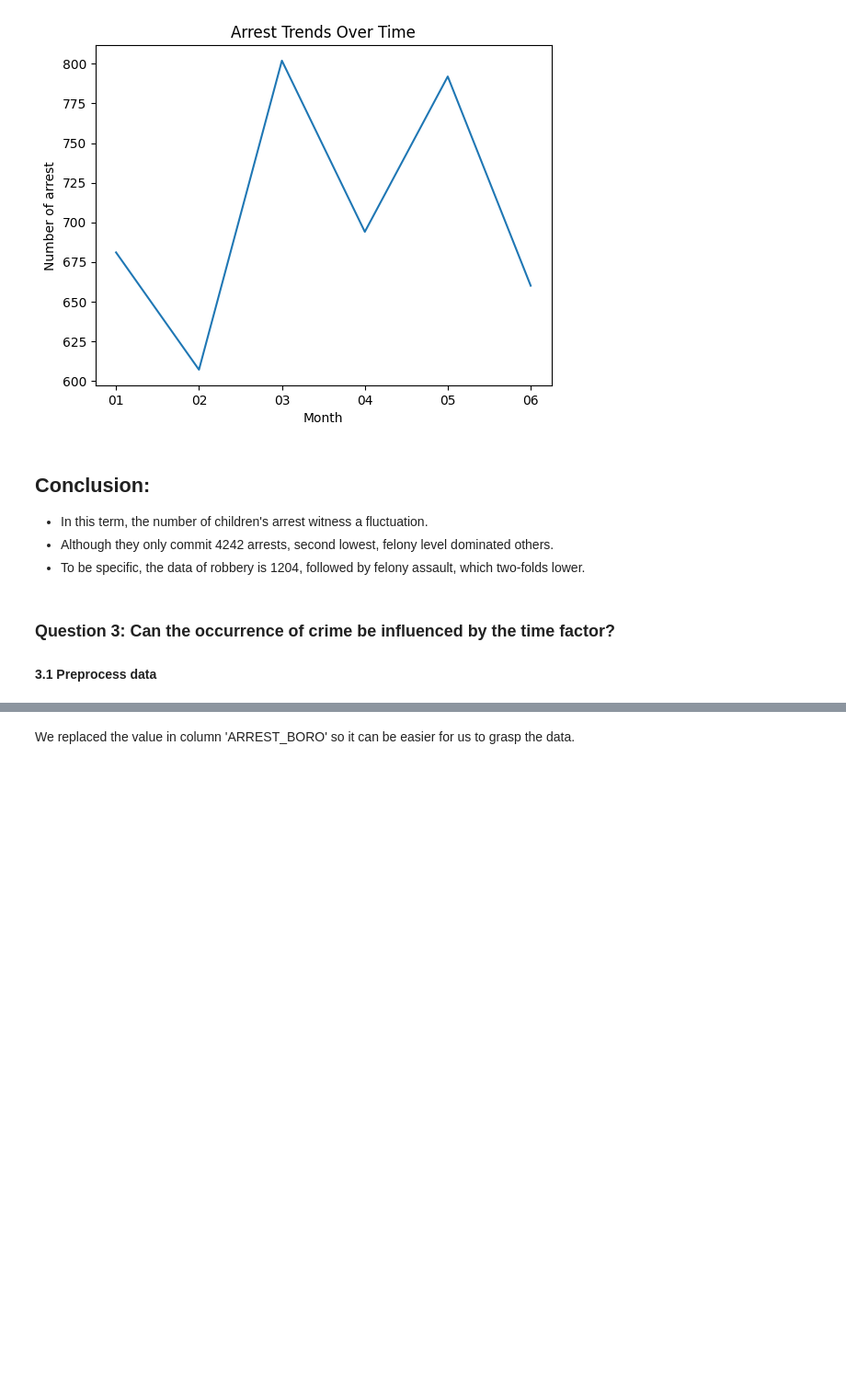
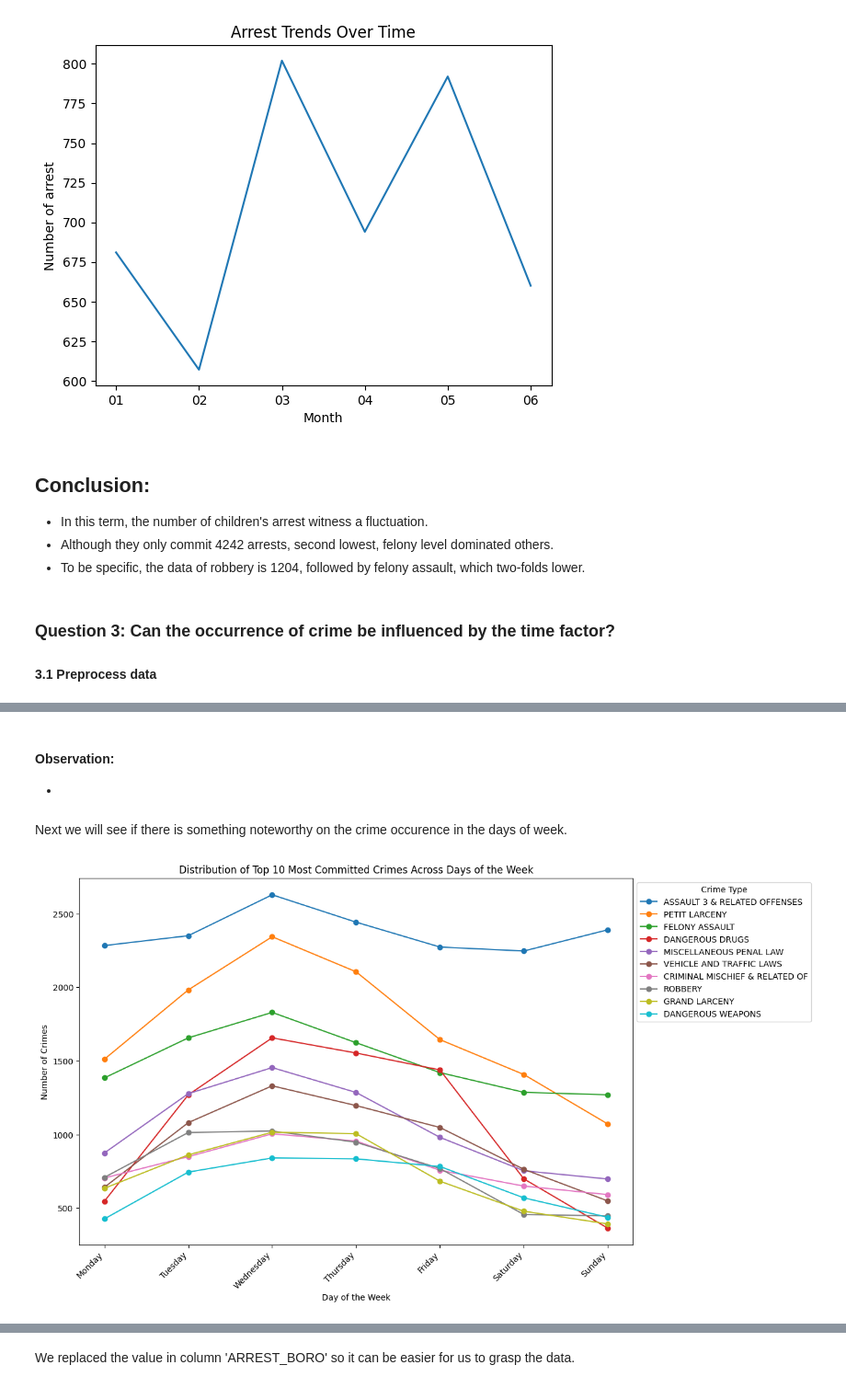
Before and after one commit to gigachad0209/Final-Project-LTKHDL, a Jupyter notebook: project.ipynb, the cells around one changed output, grey strips where cells are left out. Shown at 92% size. Cells and saved outputs as stored; diff of their text form; code cells hidden in the pictures; blank space fills up the shorter version.

```diff
--- a/project.ipynb
+++ b/project.ipynb
@@ -517,0 +490,32 @@ for ax in axes:
+# %% [markdown]
+#### Observation:
+-
+# %% [markdown]
+Next we will see if there is something noteworthy on the crime occurence in the days of week.
+# %%
+days_order = ['Monday', 'Tuesday', 'Wednesday', 'Thursday', 'Friday', 'Saturday', 'Sunday']
+df['DayOfWeek'] = pd.Categorical(df['DayOfWeek'], categories=days_order, ordered=True)
+
+weekly_crime_counts = df.groupby(['DayOfWeek', 'OFNS_DESC']).size().reset_index(name='CrimeCount')
+weekly_crime_counts.sort_values(['DayOfWeek', 'CrimeCount'], ascending=[True, False], inplace=True)
+
+top_10_crimes = weekly_crime_counts.groupby('OFNS_DESC')['CrimeCount'].sum().nlargest(10).index
+filtered_data = weekly_crime_counts[weekly_crime_counts['OFNS_DESC'].isin(top_10_crimes)]
+
+plt.figure(figsize=(12, 8))
+
+for crime in top_10_crimes:
+    crimes_by_day = filtered_data[filtered_data['OFNS_DESC'] == crime]
+    plt.plot(crimes_by_day['DayOfWeek'], crimes_by_day['CrimeCount'], label=crime, marker='o')
+
+# Adding labels and title
+plt.title('Distribution of Top 10 Most Committed Crimes Across Days of the Week')
+plt.xlabel('Day of the Week')
+plt.ylabel('Number of Crimes')
+plt.xticks(rotation=45, ha='right')
+plt.legend(title='Crime Type', bbox_to_anchor=(1, 1), loc='upper left')
+
+# Show the plot
+plt.show()
+# %% [output]
+[figure, added]
```
Also changed, not shown: parts of 28 cells of this notebook.
